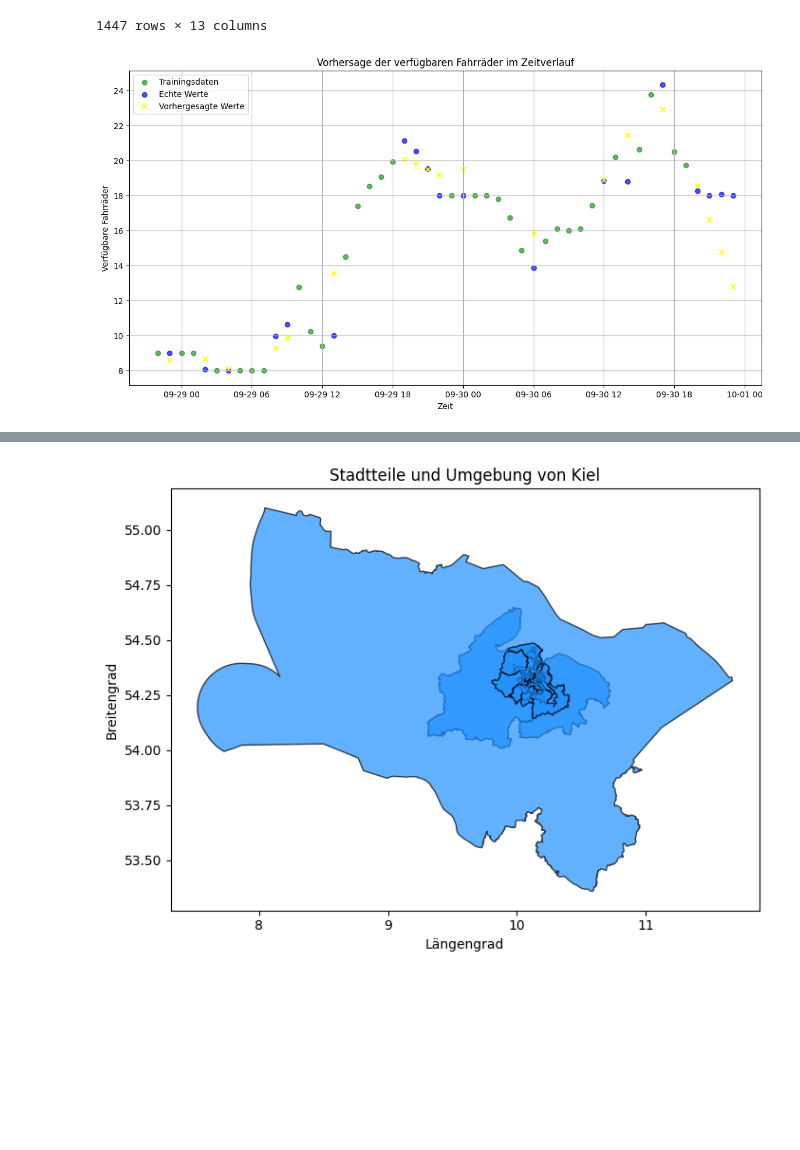
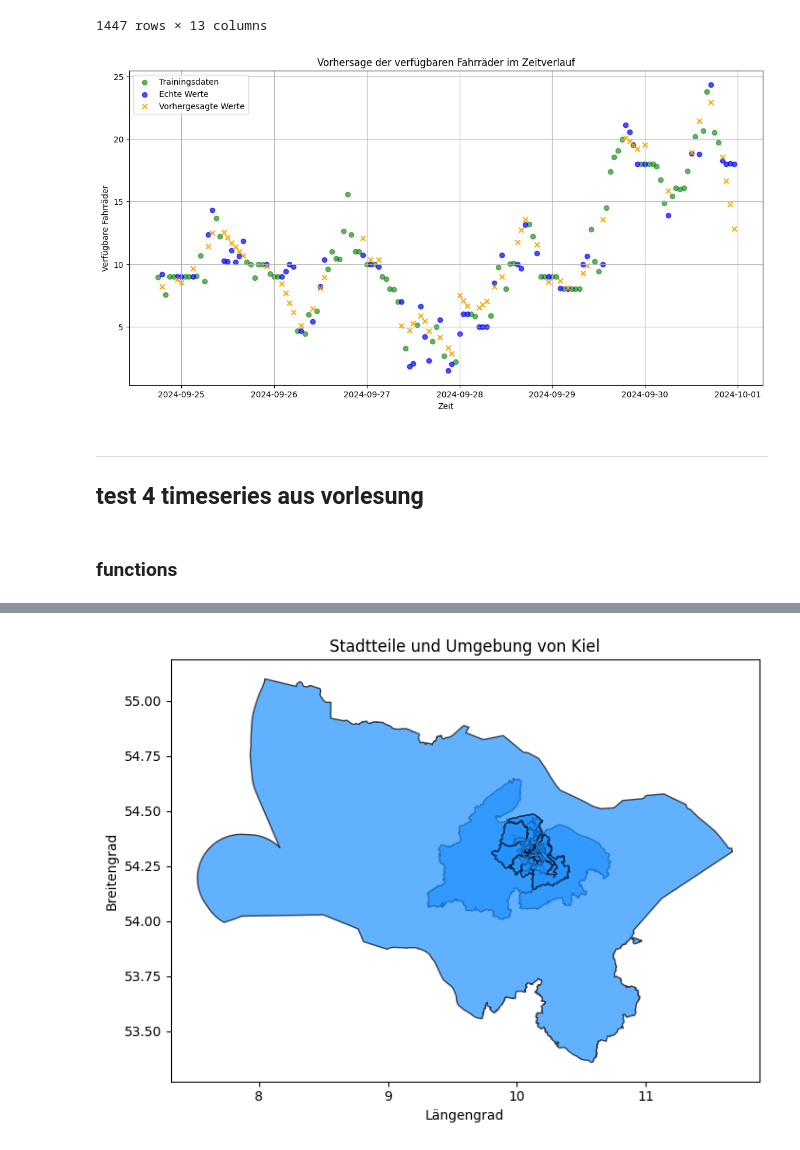
Before and after one commit to MrMysticus/Application_Project_2024, a Jupyter notebook: Justus_Document.ipynb, the cells around one changed output, grey strips where cells are left out. Saved outputs shown, nothing was run; the diff lists cells and outputs as text; code cells hidden in the pictures; blank space fills up the shorter version.

```diff
--- a/Justus_Document.ipynb
+++ b/Justus_Document.ipynb
@@ -816,2 +875,0 @@ df_alter_markt['index'].iloc[0], df_alter_markt['index'].iloc[-1]
-# %%
-df_alter_markt_model = df_alter_markt[['index', 'availableBikeNumber', 'freeSlotNumber']]
@@ -826,5 +875,0 @@ plt.show()
-# %%
-df_alter_markt_model = df_alter_markt_model[['index', 'availableBikeNumber']]
-df_alter_markt_model.head()
-
-# nice to have: temp, wind speed, rainfall, sunshine?, Holiday, Student Holiday, Seasons, unique dropoffs, unique pickups
@@ -1030,6 +1212,0 @@ df_alter_markt_model_2
-# %%
-# df = pd.get_dummies(df, columns=['Season'], prefix='Season')
-df_alter_markt_model_2_dummified = pd.get_dummies(df_alter_markt_model_2, columns=['Season', 'DayOfWeek'], prefix=['Season', 'DayOfWeek'], drop_first=True)
-
-print(df_alter_markt_model_2_dummified.shape)
-df_alter_markt_model_2_dummified.head()
@@ -1402,33 +1571,38 @@ combined_test = X_test.copy()
 combined_test['target_test'] = y_test
 combined_test['pred'] = y_test_pred
 
 combined_sorted = pd.concat([combined_train, combined_test]).sort_values(by='datetime')
 
-last_x_points = combined_sorted.tail(50)
+last_x_points = combined_sorted.tail(150)
 
 # Plot erstellen
 plt.figure(figsize=(14, 7))
 
 # Originale Trainingsdaten markieren
 # plt.scatter(last_x_points['datetime'], last_x_points['target_train'], label='Trainingsdaten', color='green', alpha=0.6)
 plt.scatter(last_x_points['datetime'], last_x_points['target_train'], label='Trainingsdaten', color='green', alpha=0.6)
 
 # Originale Testdaten plotten
 # plt.scatter(last_x_points['datetime'], last_x_points['target_test'], label='Echte Werte', color='blue', alpha=0.7)
 plt.scatter(last_x_points['datetime'], last_x_points['target_test'], color='blue', alpha=0.7, label='Echte Werte')
 
 # Vorhergesagte Testwerte plotten
 # plt.plot(combined_sorted['datetime'], combined_sorted['pred'], label='Vorhergesagte Werte', color='orange', linestyle='--', alpha=0.7)
-plt.scatter(last_x_points['datetime'], last_x_points['pred'], label='Vorhergesagte Werte', color='yellow', marker='x')
+plt.scatter(last_x_points['datetime'], last_x_points['pred'], label='Vorhergesagte Werte', color='orange', marker='x')
 
 # Zusätzliche Darstellungseinstellungen
 plt.title("Vorhersage der verfügbaren Fahrräder im Zeitverlauf")
 plt.xlabel("Zeit")
 plt.ylabel("Verfügbare Fahrräder")
 plt.legend()
 plt.grid(True)
 
 # Diagramm anzeigen
 plt.show()
 # %% [output]
-[figure, old version]
+[figure, new version]
+# %% [markdown]
+***
+## test 4 timeseries aus vorlesung
+# %% [markdown]
+### functions
```
Also changed, not shown: parts of 77 cells of this notebook.
